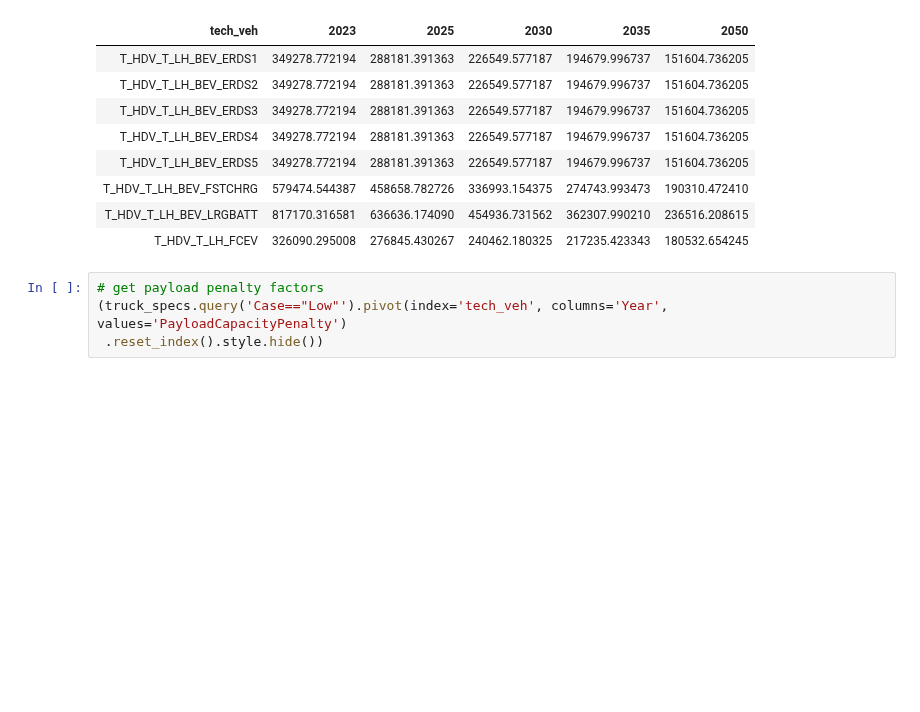
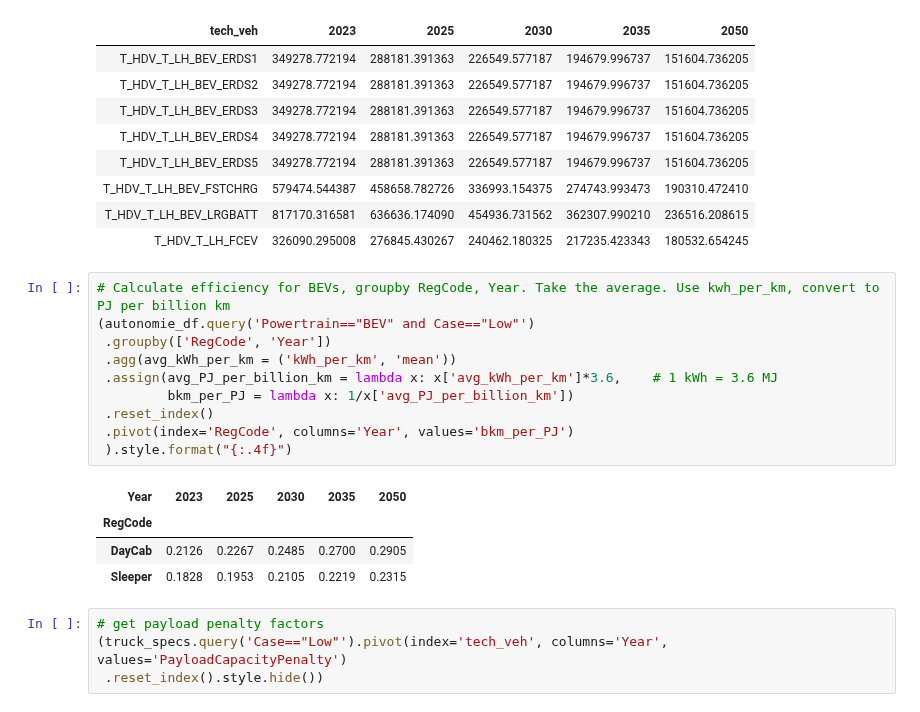
Before and after one commit to CANOE-main/canoe-transportation, a Jupyter notebook: lihwei_db_edits/create-input-data.ipynb, the cells around one changed output. Drawn from its saved outputs; the diff is of its cells as text; blank space fills up the shorter version.

```diff
--- a/lihwei_db_edits/create-input-data.ipynb
+++ b/lihwei_db_edits/create-input-data.ipynb
@@ -333,6 +403,21 @@ display(df_wide)
 | T_HDV_T_LH_BEV_FSTCHRG | 579474.544387 | 458658.782726 | 336993.154375 | 274743.993473 | 190310.472410 |
 | T_HDV_T_LH_BEV_LRGBATT | 817170.316581 | 636636.174090 | 454936.731562 | 362307.990210 | 236516.208615 |
 | T_HDV_T_LH_FCEV | 326090.295008 | 276845.430267 | 240462.180325 | 217235.423343 | 180532.654245 |
+# %%
+# Calculate efficiency for BEVs, groupby RegCode, Year. Take the average. Use kwh_per_km, convert to PJ per billion km
+(autonomie_df.query('Powertrain=="BEV" and Case=="Low"')
+ .groupby(['RegCode', 'Year'])
+ .agg(avg_kWh_per_km = ('kWh_per_km', 'mean'))
+ .assign(avg_PJ_per_billion_km = lambda x: x['avg_kWh_per_km']*3.6,    # 1 kWh = 3.6 MJ
+         bkm_per_PJ = lambda x: 1/x['avg_PJ_per_billion_km'])
+ .reset_index()
+ .pivot(index='RegCode', columns='Year', values='bkm_per_PJ')
+ ).style.format("{:.4f}")
+# %% [output]
+| Year | 2023 | 2025 | 2030 | 2035 | 2050 |
+| RegCode |  |  |  |  |  |
+| DayCab | 0.2126 | 0.2267 | 0.2485 | 0.2700 | 0.2905 |
+| Sleeper | 0.1828 | 0.1953 | 0.2105 | 0.2219 | 0.2315 |
 # %%
 # get payload penalty factors
 (truck_specs.query('Case=="Low"').pivot(index='tech_veh', columns='Year', values='PayloadCapacityPenalty')
```
Also changed, not shown: parts of 23 cells of this notebook, 32 other files.
